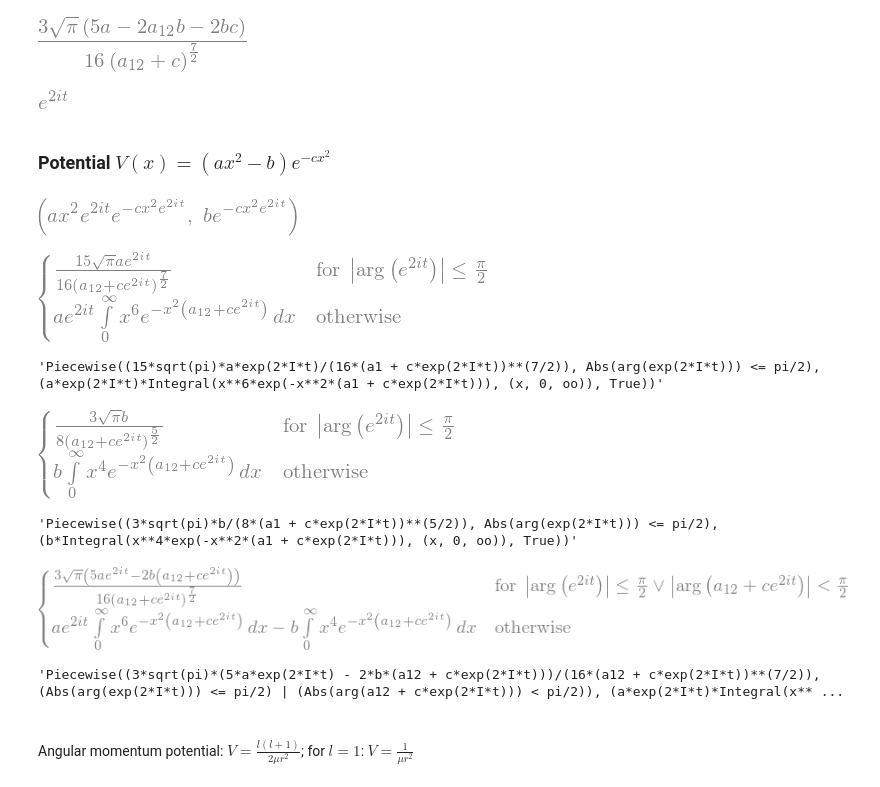
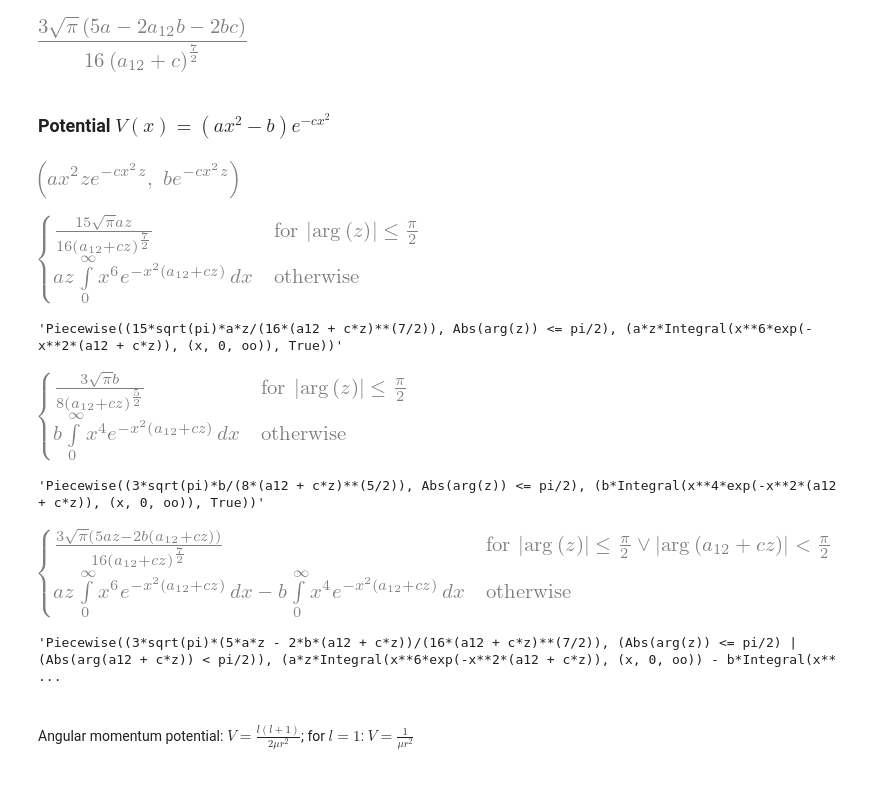
Before and after one commit to tsommerfeld/L2-methods_for_resonances, a Jupyter notebook: notebooks/GTO_integrals/CS_3D_P.ipynb, the cells around one changed output. Drawn from its saved outputs; the diff is of its cells as text; code cells hidden in the pictures.

```diff
--- a/notebooks/GTO_integrals/CS_3D_P.ipynb
+++ b/notebooks/GTO_integrals/CS_3D_P.ipynb
@@ -18,7 +18,8 @@ Documentation can be found at https://docs.sympy.org/1.5.1/
 # %% [markdown]
 ### Jolanta parameters and one product Gaussians
 # %%
-a, b, c, a12, t = symbols('a b c a12 t', positive=True, real=True)
+a, b, c, a12, t, asq = symbols('a b c a12 t asq', positive=True, real=True)
+z = symbols('z', complex=True)
 # %%
 gp = x**4*exp(-a12*x**2)
 gp
@@ -58,47 +59,42 @@ Vb.simplify()
 (Va-Vb).factor()
 # %% [output]
 [figure]
-# %%
-f=exp(2*I*t)
-f
-# %% [output]
-[figure, removed]
 # %% [markdown]
 ### Potential $V(x) = (ax^2 - b)e^{-cx^2}$
 # %%
-va=a*x**2*f*exp(-c*x**2*f)
-vb=b*exp(-c*x**2*f)
+va=a*z*x**2*exp(-c*z*x**2)
+vb=b*exp(-c*z*x**2)
 va, vb
 # %% [output]
-[figure, old version]
+[figure, new version]
 # %%
 Va = integrate(gp*va, (x, 0, oo))
 Va.simplify()
 # %% [output]
-[figure, old version]
+[figure, new version]
 # %%
 printing.sstrrepr(Va.simplify())
 # %% [output]
-'Piecewise((15*sqrt(pi)*a*exp(2*I*t)/(16*(a1 + c*exp(2*I*t))**(7/2)), Abs(arg(exp(2*I*t))) <= pi/2), (a*exp(2*I*t)*Integral(x**6*exp(-x**2*(a1 + c*exp(2*I*t))), (x, 0, oo)), True))'
+'Piecewise((15*sqrt(pi)*a*z/(16*(a12 + c*z)**(7/2)), Abs(arg(z)) <= pi/2), (a*z*Integral(x**6*exp(-x**2*(a12 + c*z)), (x, 0, oo)), True))'
 # %%
 Vb = integrate(gp*vb, (x, 0, oo))
 Vb.simplify()
 # %% [output]
-[figure, old version]
+[figure, new version]
 # %%
 printing.sstrrepr(Vb.simplify())
 # %% [output]
-'Piecewise((3*sqrt(pi)*b/(8*(a1 + c*exp(2*I*t))**(5/2)), Abs(arg(exp(2*I*t))) <= pi/2), (b*Integral(x**4*exp(-x**2*(a1 + c*exp(2*I*t))), (x, 0, oo)), True))'
+'Piecewise((3*sqrt(pi)*b/(8*(a12 + c*z)**(5/2)), Abs(arg(z)) <= pi/2), (b*Integral(x**4*exp(-x**2*(a12 + c*z)), (x, 0, oo)), True))'
 # %%
 VJ=(Va.simplify()-Vb.simplify()).simplify()
 # %%
 VJ
 # %% [output]
-[figure, old version]
+[figure, new version]
 # %%
 printing.sstrrepr(VJ)
 # %% [output]
-'Piecewise((3*sqrt(pi)*(5*a*exp(2*I*t) - 2*b*(a12 + c*exp(2*I*t)))/(16*(a12 + c*exp(2*I*t))**(7/2)), (Abs(arg(exp(2*I*t))) <= pi/2) | (Abs(arg(a12 + c*exp(2*I*t))) < pi/2)), (a*exp(2*I*t)*Integral(x** ...
+'Piecewise((3*sqrt(pi)*(5*a*z - 2*b*(a12 + c*z))/(16*(a12 + c*z)**(7/2)), (Abs(arg(z)) <= pi/2) | (Abs(arg(a12 + c*z)) < pi/2)), (a*z*Integral(x**6*exp(-x**2*(a12 + c*z)), (x, 0, oo)) - b*Integral(x** ...
 # %% [markdown]
 <br>
 
```
Also changed, not shown: parts of 4 cells of this notebook, 24 other files.
